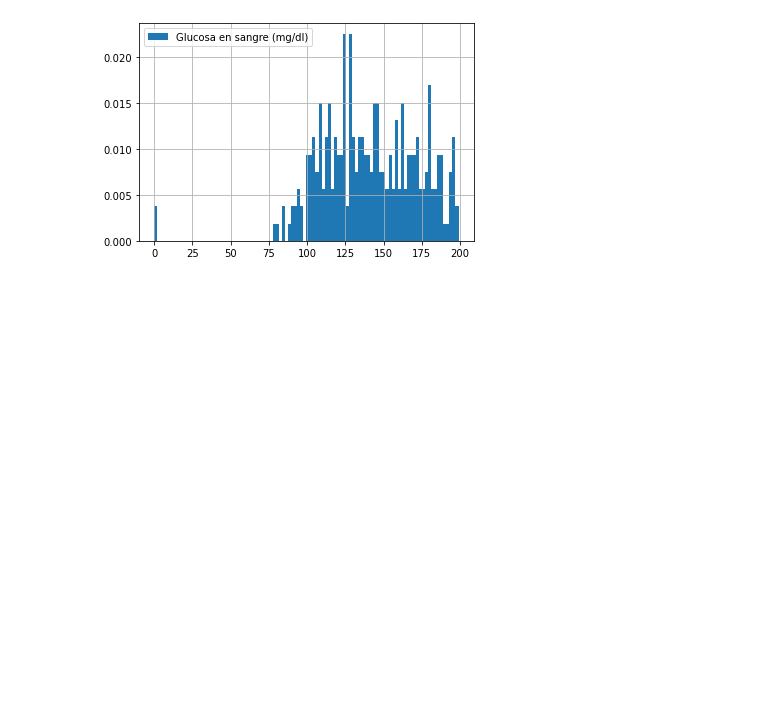
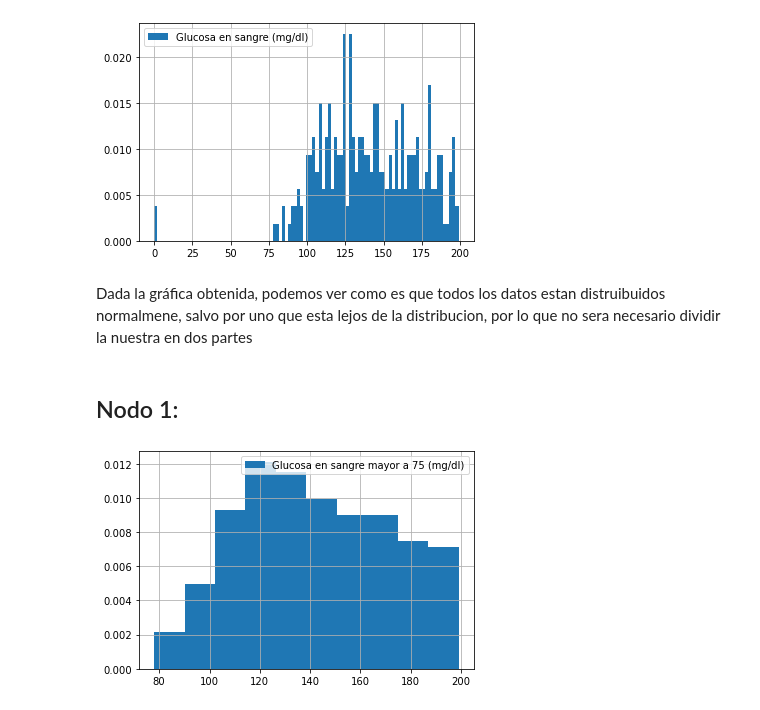
Before and after one commit to Carolina1002/PROYECTO_CBARBA_MAOCHOA, a Jupyter notebook: Proyecto_CBARBA_MAOCHOA.ipynb, the cells around one changed output. Drawn from its saved outputs; the diff is of its cells as text; code cells hidden in the pictures; blank space fills up the shorter version.

Commit message:
Realizacion de codigo
hice nodo 1

```diff
--- a/Proyecto_CBARBA_MAOCHOA.ipynb
+++ b/Proyecto_CBARBA_MAOCHOA.ipynb
@@ -78,3 +78,19 @@ plt.grid()
 plt.show()
 # %% [output]
 [figure]
+# %% [markdown]
+Dada la gráfica obtenida, podemos ver como es que todos los datos estan distruibuidos normalmene, salvo por uno que esta lejos de la distribucion, por lo que no sera necesario dividir la nuestra en dos partes
+# %% [markdown]
+## Nodo 1:
+# %%
+lim200=strokeBy_glucose['Glucose']>75 #selección de solo aquellos niveles de glucosa menores a 75
+strokeBy_glucose_2 = strokeBy_glucose[lim200]#selección de datos que cumplen con el filtro previamente especificado
+strokeBy_glucose_2=strokeBy_glucose_2.set_index(np.arange(len(strokeBy_glucose_2))) # generación de nuevo indice
+# %%
+divisiones = 10
+plt.hist(strokeBy_glucose_2['Glucose'],divisiones,density=True,label='Glucosa en sangre mayor a 75 (mg/dl)')
+plt.legend(loc='best')
+plt.grid()
+plt.show()
+# %% [output]
+[figure, added]
```
Also changed, not shown: parts of 14 cells of this notebook.
